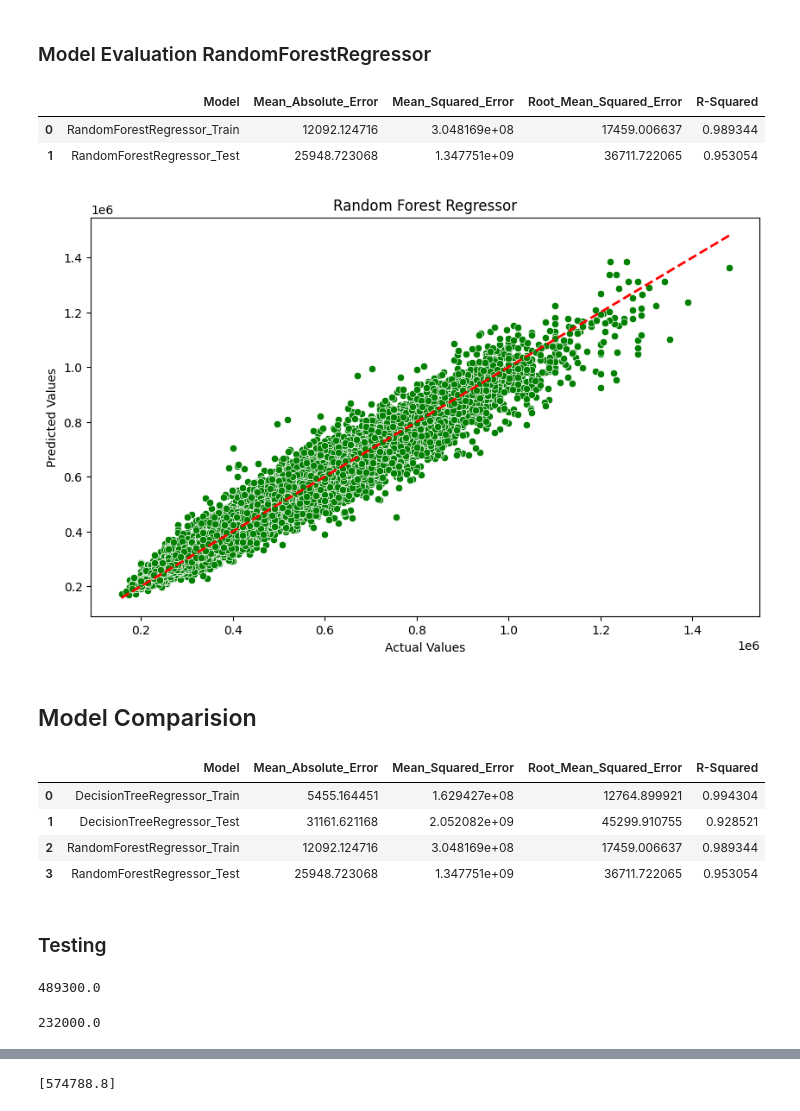
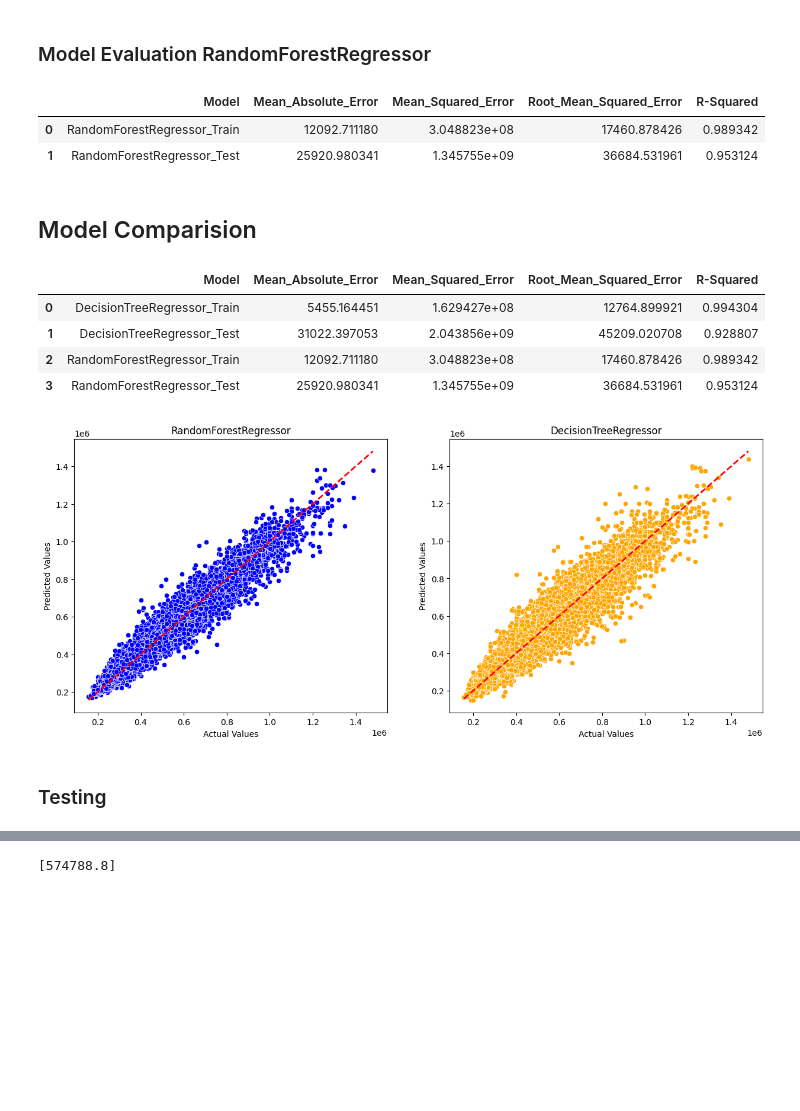
Before and after one commit to VivekS-DS/Resale-Price-Prediction-for-Singapore-Flats, a Jupyter notebook: House_Price_Predict_ML_Model.ipynb, the cells around one changed output, grey strips where cells are left out. Saved outputs shown, nothing was run; the diff lists cells and outputs as text; code cells hidden in the pictures; blank space fills up the shorter version.

```diff
--- a/House_Price_Predict_ML_Model.ipynb
+++ b/House_Price_Predict_ML_Model.ipynb
@@ -21,4 +25,4 @@ from sklearn.metrics import mean_squared_error,r2_score, mean_absolute_error
 import warnings
 warnings.filterwarnings('ignore')  # Ignore warnings during execution for cleaner output
 # %%
-house_ml = pd.read_csv('sing_house_price_cleaned.csv',index_col=0)
+house_ml = pd.read_csv('https://raw.githubusercontent.com/VivekS-DS/Resale-Price-Prediction-for-Singapore-Flats/main/sing_house_price_cleaned.csv')
@@ -172,28 +147,8 @@ rf_model_evaluation = pd.DataFrame(metrics_rf)
 rf_model_evaluation
 # %% [output]
 |  | Model | Mean_Absolute_Error | Mean_Squared_Error | Root_Mean_Squared_Error | R-Squared |
-| 0 | RandomForestRegressor_Train | 12092.124716 | 3.048169e+08 | 17459.006637 | 0.989344 |
-| 1 | RandomForestRegressor_Test | 25948.723068 | 1.347751e+09 | 36711.722065 | 0.953054 |
+| 0 | RandomForestRegressor_Train | 12092.711180 | 3.048823e+08 | 17460.878426 | 0.989342 |
+| 1 | RandomForestRegressor_Test | 25920.980341 | 1.345755e+09 | 36684.531961 | 0.953124 |
-# %%
-import matplotlib.pyplot as plt
-import seaborn as sns
-
-# Scatter plot
-plt.figure(figsize=(10, 6))
-sns.scatterplot(x=y_test, y=rf_test_pred, color='green')
-
-# labels and title
-plt.xlabel("Actual Values")
-plt.ylabel("Predicted Values")
-plt.title("Random Forest Regressor")
-
-# Add a diagonal line for reference (perfect predictions)
-plt.plot([min(y_test), max(y_test)], [min(y_test), max(y_test)], linestyle='--', color='red', linewidth=2)
-
-# Show the plot
-plt.show()
-# %% [output]
-[figure, removed]
 # %% [markdown]
 ## Model Comparision
 # %%
@@ -202,16 +157,33 @@ model_comparision
 # %% [output]
 |  | Model | Mean_Absolute_Error | Mean_Squared_Error | Root_Mean_Squared_Error | R-Squared |
 | 0 | DecisionTreeRegressor_Train | 5455.164451 | 1.629427e+08 | 12764.899921 | 0.994304 |
-| 1 | DecisionTreeRegressor_Test | 31161.621168 | 2.052082e+09 | 45299.910755 | 0.928521 |
-| 2 | RandomForestRegressor_Train | 12092.124716 | 3.048169e+08 | 17459.006637 | 0.989344 |
-| 3 | RandomForestRegressor_Test | 25948.723068 | 1.347751e+09 | 36711.722065 | 0.953054 |
+| 1 | DecisionTreeRegressor_Test | 31022.397053 | 2.043856e+09 | 45209.020708 | 0.928807 |
+| 2 | RandomForestRegressor_Train | 12092.711180 | 3.048823e+08 | 17460.878426 | 0.989342 |
+| 3 | RandomForestRegressor_Test | 25920.980341 | 1.345755e+09 | 36684.531961 | 0.953124 |
+# %%
+# Creating subplots for side-by-side comparison of regression model predictions
+
+fig , ax = plt.subplots(1,2, figsize=(15,6))
+
+# Subplot 1: RandomForestRegressor
+sns.scatterplot(x=y_test, y=rf_test_pred, color='blue', ax=ax[0])
+ax[0].plot([min(y_test), max(y_test)], [min(y_test), max(y_test)],
+                          linestyle='--', color='r', linewidth=2)
+ax[0].set_xlabel('Actual Values')
+ax[0].set_ylabel('Predicted Values')
+ax[0].set_title('RandomForestRegressor')
+
+# Subplot 3: DecisionTreeRegressor
+sns.scatterplot(x=y_test, y=dt_test_pred, color='orange', ax=ax[1])
+ax[1].plot([min(y_test), max(y_test)], [min(y_test), max(y_test)],
+                          linestyle='--', color='r', linewidth=2)
+ax[1].set_xlabel('Actual Values')
+ax[1].set_ylabel('Predicted Values')
+ax[1].set_title('DecisionTreeRegressor')
+
+# Displaying the subplots
+plt.show()
+# %% [output]
+[figure, added]
 # %% [markdown]
 ### Testing
-# %%
-model_rf.predict(x_test)[0]
-# %% [output]
-489300.0
-# %%
-y_test[0]
-# %% [output]
-232000.0
```
Also changed, not shown: parts of 12 cells of this notebook.
